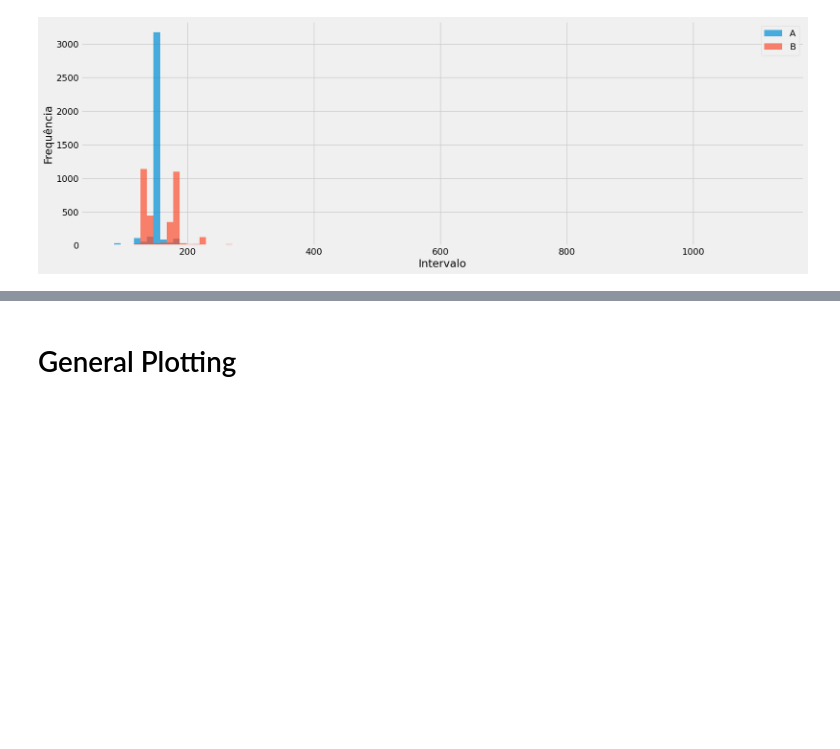
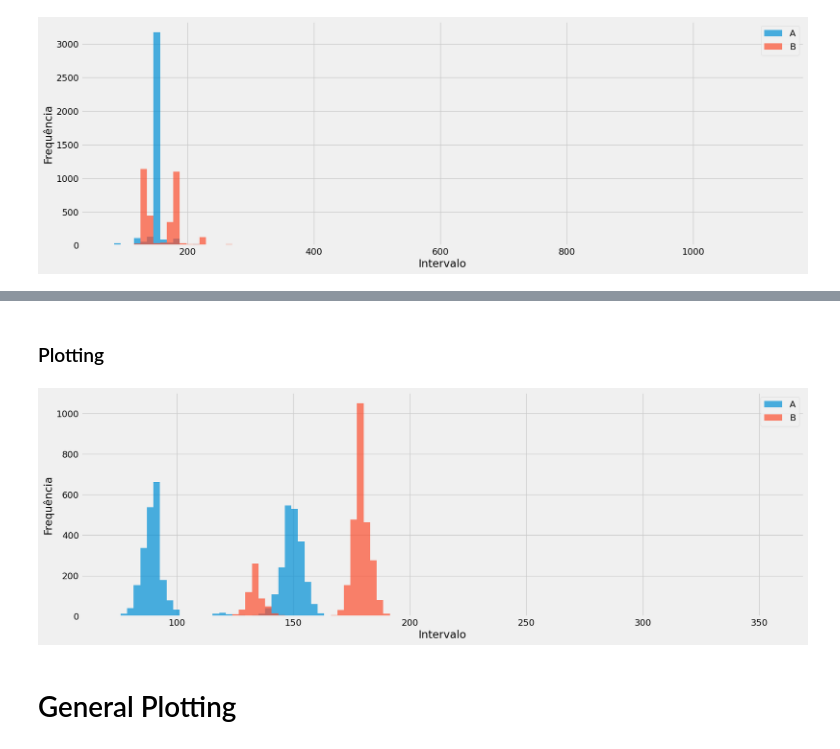
Before and after one commit to conect2ai/SBRC2025-App2Car, a Jupyter notebook: notebooks/debug.ipynb, the cells around one changed output, grey strips where cells are left out. Saved outputs shown, nothing was run; the diff lists cells and outputs as text; code cells hidden in the pictures; blank space fills up the shorter version.

```diff
--- a/notebooks/debug.ipynb
+++ b/notebooks/debug.ipynb
@@ -358,3 +444,25 @@ plt.show()
+# %% [markdown]
+### Plotting
+# %%
+min_value = min(hb20_a["Interval"].min(), hb20_b["Interval"].min())
+max_value = max(hb20_a["Interval"].max(), hb20_b["Interval"].max())
+
+num_bins = 100
+bins = np.linspace(min_value, max_value, num_bins + 1)
+
+plt.figure(figsize=(18, 6))
+
+plt.hist(hb20_a["Interval"], bins=bins, alpha=0.7, label="A")
+plt.hist(hb20_b["Interval"], bins=bins, alpha=0.7, label="B")
+
+plt.xlabel("Intervalo")
+plt.ylabel("Frequência")
+
+plt.legend(loc='upper right')
+
+plt.show()
+# %% [output]
+[figure, added]
 # %% [markdown]
 # General Plotting
 # %%
```
Also changed, not shown: parts of 10 cells of this notebook, 1 other file.
